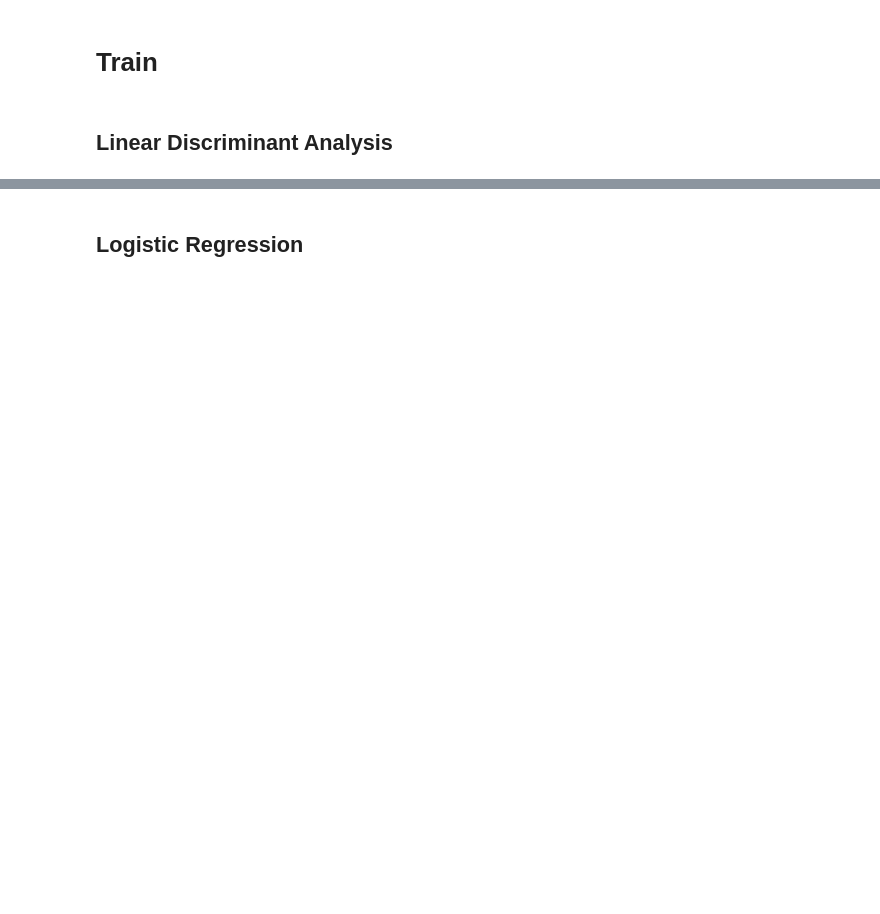
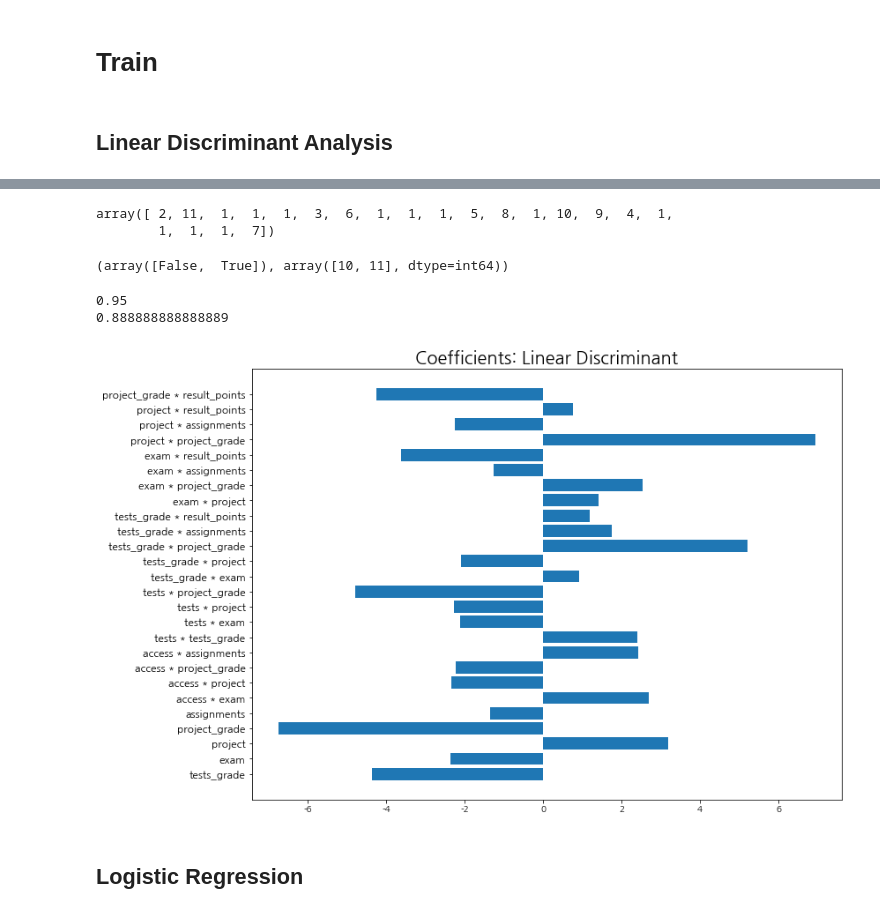
Before and after one commit to ywkim92/Students-Dropout-Prediction, a Jupyter notebook: student_dropout_prediction.ipynb, the cells around one changed output, grey strips where cells are left out. Saved outputs shown, nothing was run; the diff lists cells and outputs as text; code cells hidden in the pictures; blank space fills up the shorter version.

```diff
--- a/student_dropout_prediction.ipynb
+++ b/student_dropout_prediction.ipynb
@@ -204,3 +211,33 @@ print(f1_score(y_test, pred_ld, ))
+# %%
+rfecv = RFECV(estimator=model_ld, cv=10, scoring='f1', )
+rfecv.fit(X_train, y_train)
+
+rfecv.ranking_
+# %% [output]
+array([ 2, 11,  1,  1,  1,  3,  6,  1,  1,  1,  5,  8,  1, 10,  9,  4,  1,
+        1,  1,  1,  7])
+# %%
+np.unique(rfecv.support_, return_counts=True)
+# %% [output]
+(array([False,  True]), array([10, 11], dtype=int64))
+# %%
+model_ld.fit(rfecv.transform(X_train), y_train)
+
+pred_ld = model_ld.predict(rfecv.transform(X_test))
+
+print(model_ld.score(rfecv.transform(X_test), y_test))
+print(f1_score(y_test, pred_ld))
+# %% [output]
+0.95
+0.888888888888889
+# %%
+plt.figure(figsize=(12,9))
+plt.barh( np.array(feat_names_pf)[np.where(rfecv.support_==True)[0]], model_ld.coef_[0])
+plt.yticks(fontsize=12)
+plt.title('Coefficients: Linear Discriminant', fontsize=20)
+plt.show()
+# %% [output]
+[figure, added]
 # %% [markdown]
 ## Logistic Regression
 # %%
```
Also changed, not shown: parts of 12 cells of this notebook.
